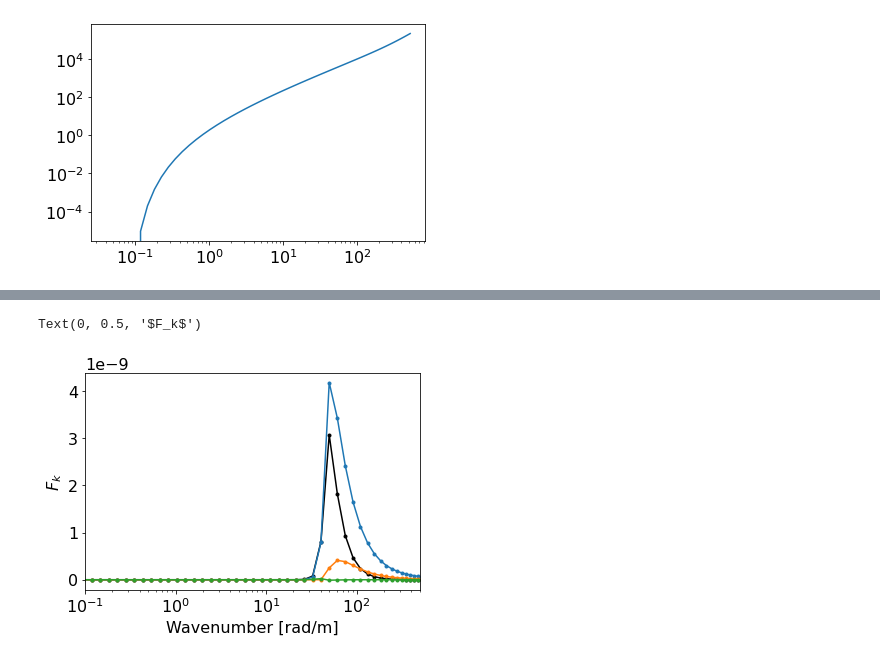
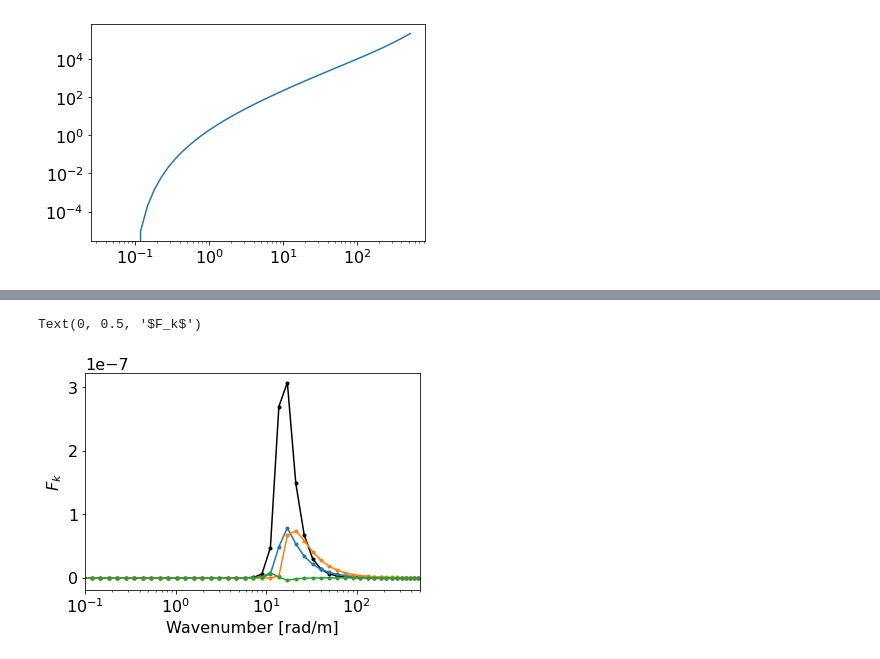
Before and after one commit to umwm/umwm-1d, a Jupyter notebook: tutorial.ipynb, the cells around one changed output, grey strips where cells are left out. Saved outputs shown, nothing was run; the diff lists cells and outputs as text; code cells hidden in the pictures.

```diff
--- a/tutorial.ipynb
+++ b/tutorial.ipynb
@@ -399,11 +399,12 @@ def dominant_wave_period(spectrum_k, f):
 def form_drag(source_input, spectrum_k, phase_speed, dk, water_density=1e3, grav=9.8):
     return water_density * grav * np.sum(source_input * spectrum_k * dk / phase_speed, axis=1)
 # %%
-def integrate(Fk_init, f, k, cp, cg, x, wspd, duration, dt, mss_coefficient=120, snl_coefficient=1):
-    time = []
-    num_time_steps = int(duration / dt)
+def integrate(Fk_init, f, k, cp, cg, x, wspd, duration, output_interval,
+              mss_coefficient=120, snl_coefficient=1, exp_growth_factor=0.1):
+    num_time_steps = int(duration / output_interval)
     num_grid_points = k.shape[0]
 
+    time = np.zeros((num_time_steps))
     swh = np.zeros((num_time_steps, num_grid_points))
     mwp = np.zeros((num_time_steps, num_grid_points))
     dwp = np.zeros((num_time_steps, num_grid_points))
@@ -413,27 +414,31 @@ def integrate(Fk_init, f, k, cp, cg, x, wspd, duration, dt, mss_coefficient=120,
     dk = 2 * np.pi * f / cg
     Fk = 1. * Fk_init[:]
 
+    time_steps = []
     for n in range(num_time_steps):
-        time.append(n * dt)
-        if n % 1000 == 0: print(n, '/', num_time_steps)
+        elapsed = 0
+        print('integrate: time step ', n, '/', num_time_steps)
+        while elapsed < output_interval:
 
-        Sin = source_input(wspd, f, k, cp)
-        Sds = source_dissipation(Fk, f, k, dk, mss_coefficient=mss_coefficient)
-        Snl = source_wave_interactions(Fk, k, dk, snl_coefficient=snl_coefficient)
-        adv = advect(Fk, cg, x)
-        Fk *= np.exp(dt * (Sin - Sds))
-        Fk += dt * Snl
-        Fk -= dt * adv
+            Sin = source_input(wspd, f, k, cp)
+            Sds = source_dissipation(Fk, f, k, dk, mss_coefficient=mss_coefficient)
+            Snl = source_wave_interaction(Fk, k, dk, snl_coefficient=snl_coefficient)
 
-        swh[n,:] = significant_wave_height(Fk, dk)
-        mwp[n,:] = mean_wave_period(Fk, f)
-        dwp[n,:] = dominant_wave_period(Fk, f)
-        mss[n,:] = mean_squared_slope(Fk, k, dk)
-        tau[n,:] = form_drag(Sin, Fk, cp, dk)
+            dt = np.min([exp_growth_factor / np.max(np.abs(Sin - Sds)), output_interval - elapsed])
+            time_steps.append(dt)
 
-    time = np.array(time)
+            Fk = Fk * np.exp(dt * (Sin - Sds)) + dt * (Snl - advect(Fk, cg, x))
+            elapsed += dt
+
+            time[n] = n * output_interval
+            swh[n,:] = significant_wave_height(Fk, dk)
+            mwp[n,:] = mean_wave_period(Fk, f)
+            dwp[n,:] = dominant_wave_period(Fk, f)
+            mss[n,:] = mean_squared_slope(Fk, k, dk)
+            tau[n,:] = form_drag(Sin, Fk, cp, dk)
+
     return time, swh, mwp, dwp, mss, tau, Fk
 # %%
 Fk_init = wind_wave_balance(source_input(0.8, f, k, cp), f, k)
-time, swh, mwp, dwp, mss, tau, Fk = integrate(Fk_init, f, k, cp, cg, x, 5, 60, 0.01)
+time, swh, mwp, dwp, mss, tau, Fk = integrate(Fk_init, f, k, cp, cg, x, 15, 60, 1)
 # %% [output]
@@ -458,11 +474,11 @@ plt.colorbar()
 # %%
 plt.semilogx(k[0,:], Fk[0,:], marker='.', color='k')
 plt.semilogx(k[0,:], Fk[0,:] * source_input(10., f, k, cp)[0,:], marker='.')
 plt.semilogx(k[0,:], Fk[0,:] * source_dissipation(Fk, f, k, dk)[0,:], marker='.')
-plt.semilogx(k[0,:], source_wave_interactions(Fk, k, dk)[0,:], marker='.')
+plt.semilogx(k[0,:], source_wave_interaction(Fk, k, dk)[0,:], marker='.')
 plt.xlim(1e-1, 5e2)
 plt.xlabel('Wavenumber [rad/m]')
 plt.ylabel(r'$F_k$')
 # %% [output]
 Text(0, 0.5, '$F_k$')
-[figure, old version]
+[figure, new version]
```
Also changed, not shown: parts of 5 cells of this notebook, 2 other files.
